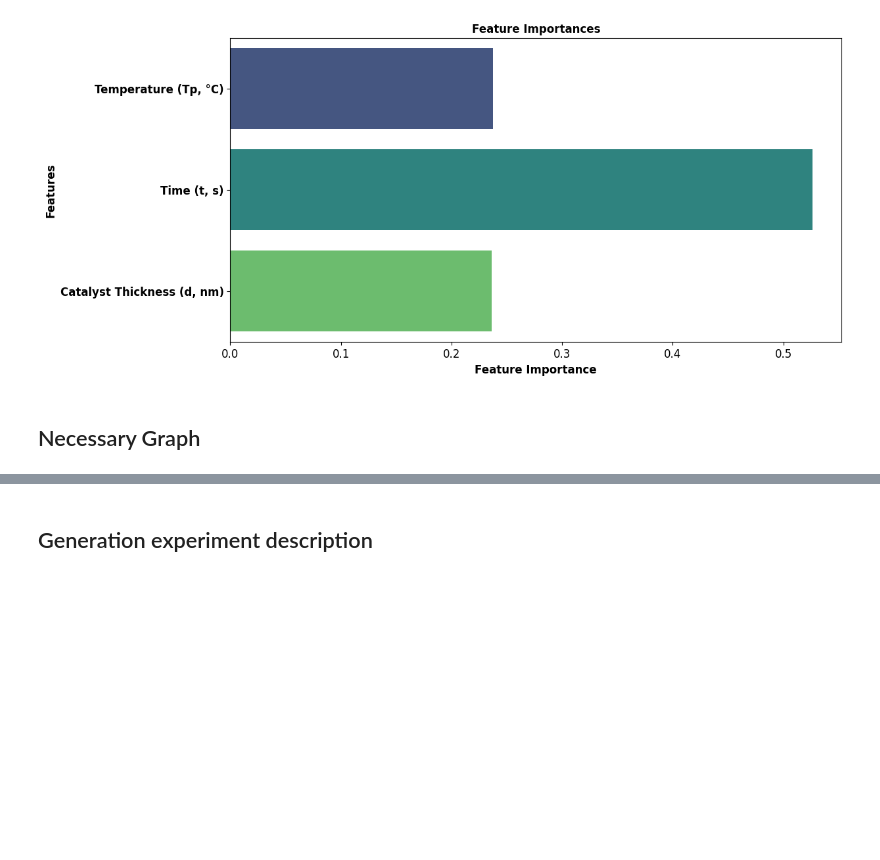
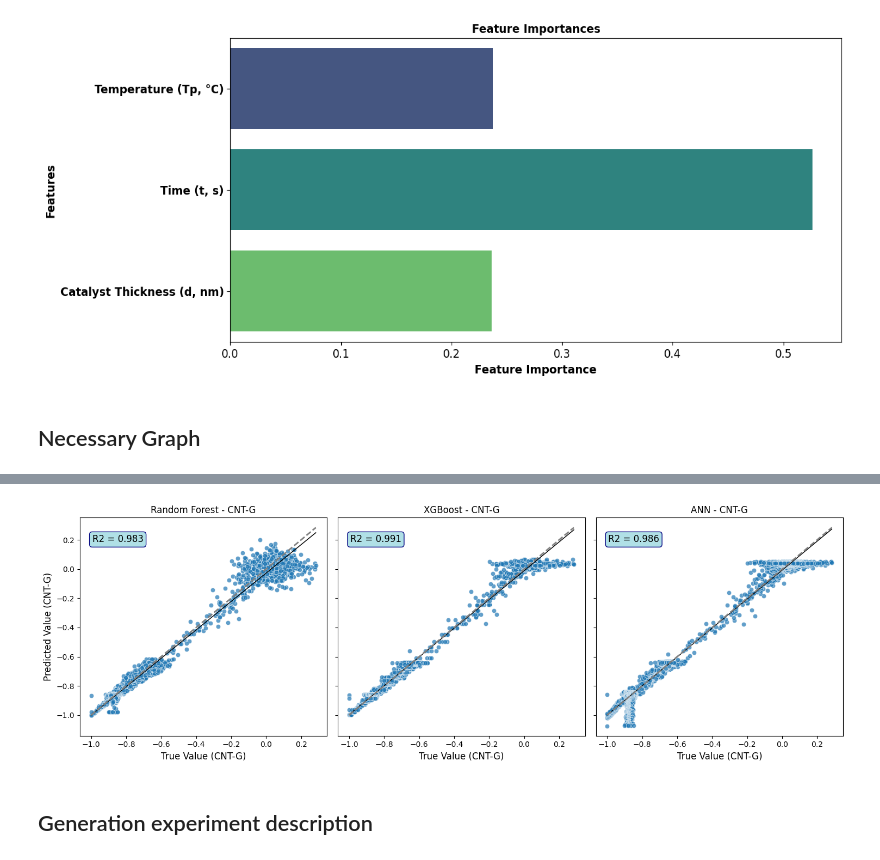
Before and after one commit to vaniseth/ARES-VIDURA, a Jupyter notebook: IL/IL-model.ipynb, the cells around one changed output, grey strips where cells are left out. Drawn from its saved outputs; the diff is of its cells as text; code cells hidden in the pictures; blank space fills up the shorter version.

```diff
--- a/IL/IL-model.ipynb
+++ b/IL/IL-model.ipynb
@@ -714,3 +729,12 @@ RMSE CNT-G: 0.034454538873384406
+# %%
+true_pred_plot_subplots(
+    Y_test,
+    [rf_model.predict(X_test), xgb_model.predict(X_test), ann_model.predict(X_test)],
+    ["Random Forest", "XGBoost", "ANN"],
+    "CNT-G"
+)
+# %% [output]
+[figure, added]
 # %% [markdown]
 ## Generation experiment description
 # %%
```
Also changed, not shown: parts of 2 cells of this notebook, 1 other file.
